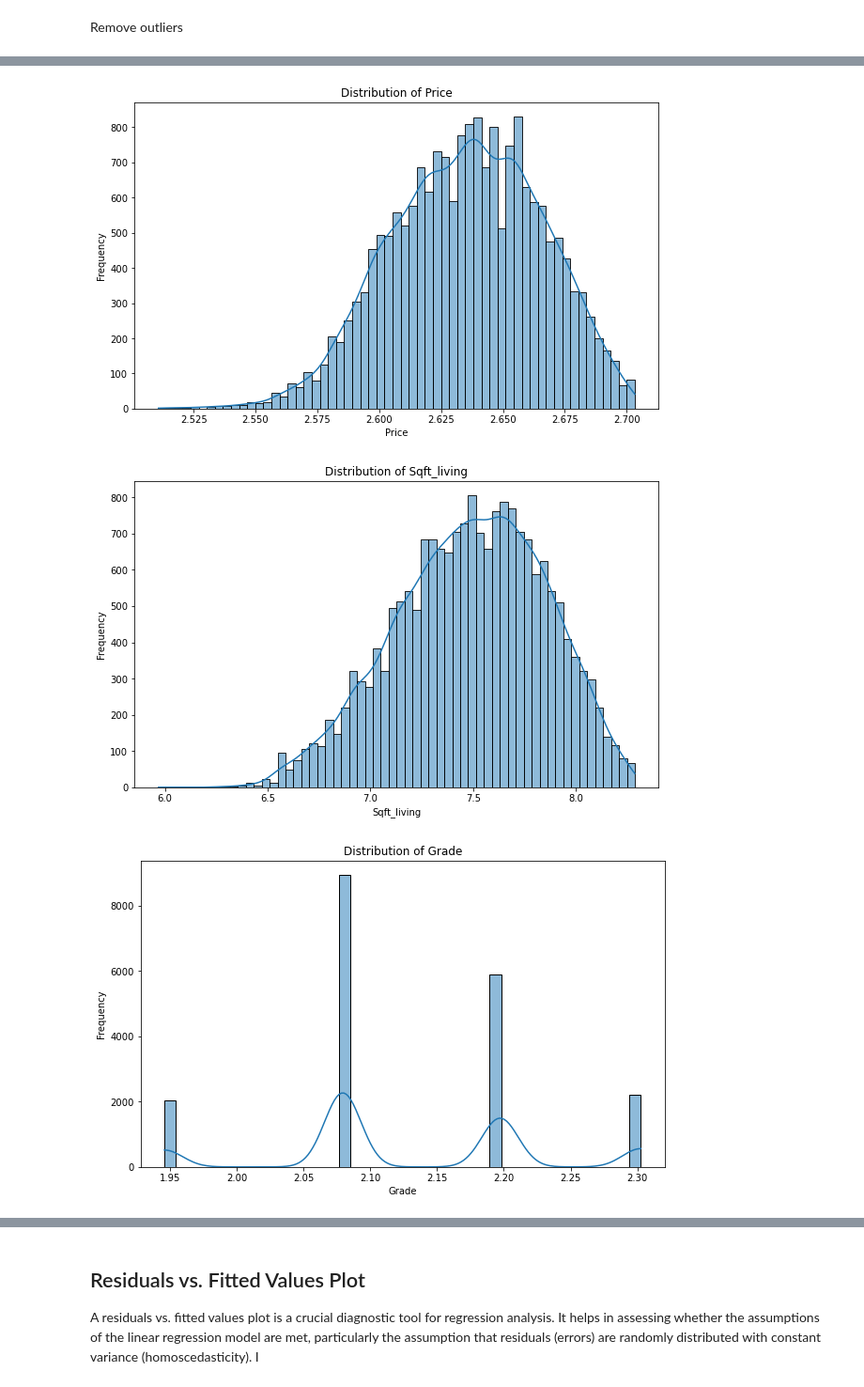
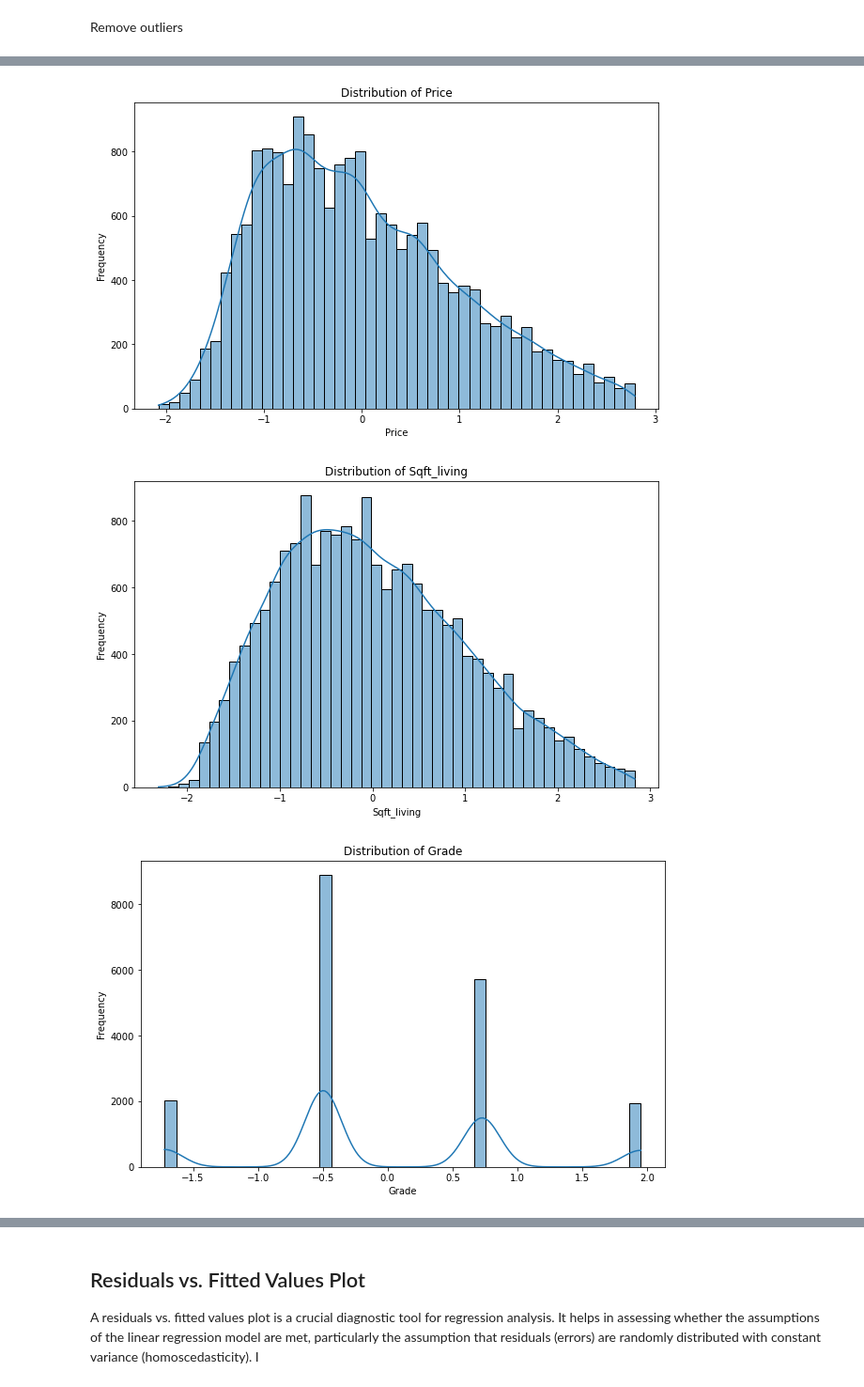
Before and after one commit to ANGI3MAINA/King-County-Housing-Analysis, a Jupyter notebook: Data/Work/George.ipynb, the cells around one changed output, grey strips where cells are left out. Shown: that part at 94% size. Drawn from its saved outputs; the diff is of its cells as text; code cells hidden in the pictures.

```diff
--- a/Data/Work/George.ipynb
+++ b/Data/Work/George.ipynb
@@ -312,7 +314,7 @@ Name: price, dtype: float64
 # %%
 ##SELECT relevant features with the highest correlations
 # Selected relevant features based on correlation and feature importance
-selected_features = [ 'price', 'sqft_living', 'grade', 'bathrooms' ]
+selected_features = ['price', 'sqft_living', 'grade', 'bathrooms', 'zipcode', 'waterfront']
 # Select only the relevant columns
 house_df_relevant = house_df_cleaned[selected_features]
 # Display the first few rows to verify
@@ -412,8 +416,0 @@ In this step, we identify features with skewness greater than 0.5 or less than -
-# %%
-#log transformation to completely get rid of skewness to the range of skewness > 0.5 or skewness < -0.5
-skewed_features = ['price' ]
-
-for feature in skewed_features:
-    house_df_relevant_no_outliers[feature] = np.log1p(house_df_relevant_no_outliers[feature])  # np.log1p is log(1 + x) to handle zero values
-
-house_df_relevant_no_outliers.head()
@@ -426,0 +429,11 @@ house_df_relevant_no_outliers.head()
+# %%
+from sklearn.preprocessing import StandardScaler, MinMaxScaler
+
+# Initialize the scaler (StandardScaler)
+scaler = StandardScaler()  # Use StandardScaler for normalization
+
+# Fit and transform the predictor data, excluding 'price'
+house_df_relevant[scaled_features] = scaler.fit_transform(house_df_relevant[scaled_features])
+
+# Display the first few rows to verify scaling
+print(house_df_relevant.head())
@@ -426,0 +447,6 @@ house_df_relevant_no_outliers.head()
+# %%
+import numpy as np
+
+# Add a new column 'log_price' with the log-transformed price
+house_df_relevant['log_price'] = np.log(house_df_relevant['price'])
+print(house_df_relevant.head())
@@ -427,13 +470,15 @@ house_df_relevant_no_outliers.head()
 # %%
-# Visualize after addressing  skewness and all cleaning
-for feature in house_df_relevant_no_outliers:
+
+# Visualize the scaled features after addressing skewness and all cleaning
+
+for feature in scaled_features:
     plt.figure(figsize=(10, 6))
-    sns.histplot(house_df_relevant_no_outliers[feature], kde=True)
+    sns.histplot(house_df_relevant[feature], kde=True)
     plt.title(f'Distribution of {feature.capitalize()}')
     plt.xlabel(feature.capitalize())
     plt.ylabel('Frequency')
     plt.show()
 # %% [output]
-[figure, old version]
+[figure, new version]
-[figure, old version]
+[figure, new version]
-[figure, old version]
+[figure, new version]
```
Also changed, not shown: parts of 70 cells of this notebook.
